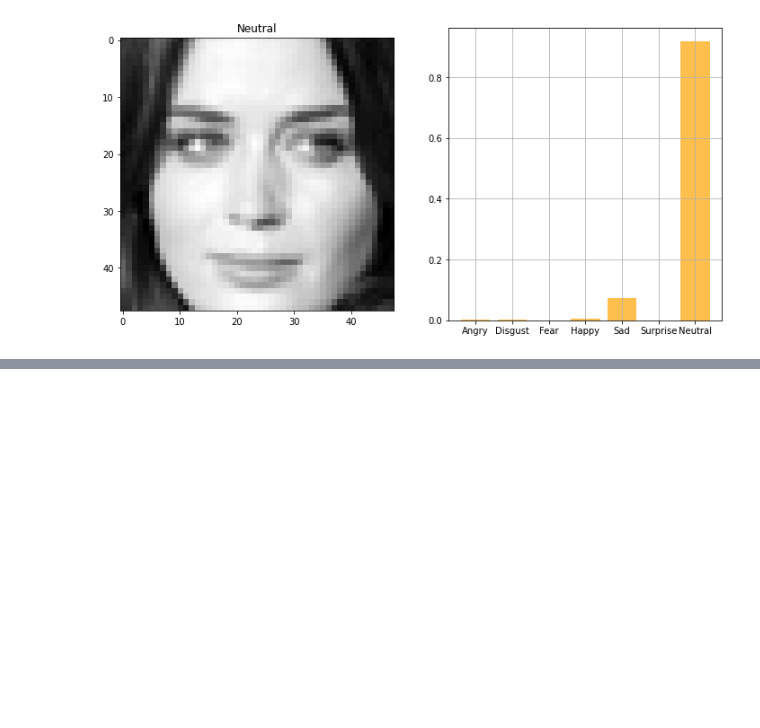
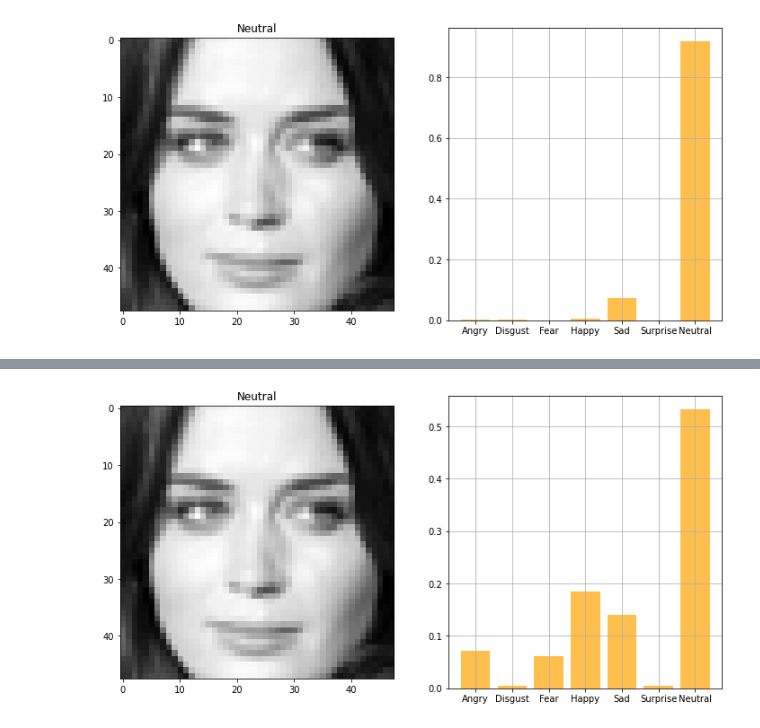
Before and after one commit to rohitrv8922/Face-Emotion-Recognition-Detection, a Jupyter notebook: Face_Emotion_Recognition.ipynb, the cells around one changed output, grey strips where cells are left out. Cells and saved outputs as stored; diff of their text form; code cells hidden in the pictures; blank space fills up the shorter version.

```diff
--- a/Face_Emotion_Recognition.ipynb
+++ b/Face_Emotion_Recognition.ipynb
@@ -660,0 +667,4 @@ plot_image_and_emotion(test_image_array, test_image_label, pred_test_labels1, 11
+# %%
+plot_image_and_emotion(test_image_array, test_image_label, pred_test_labels2, 119)
+# %% [output]
+[figure, added]
```
Also changed, not shown: parts of 5 cells of this notebook.
